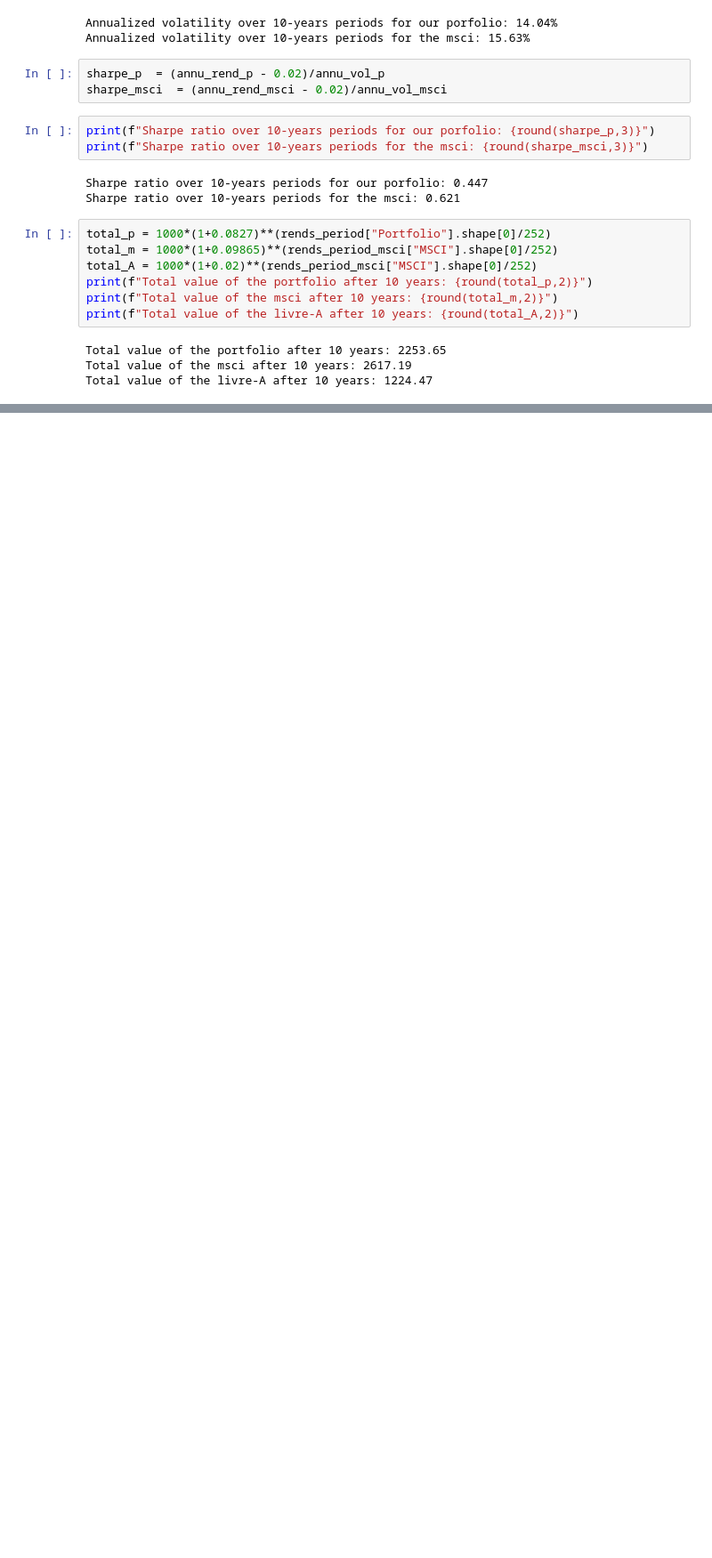
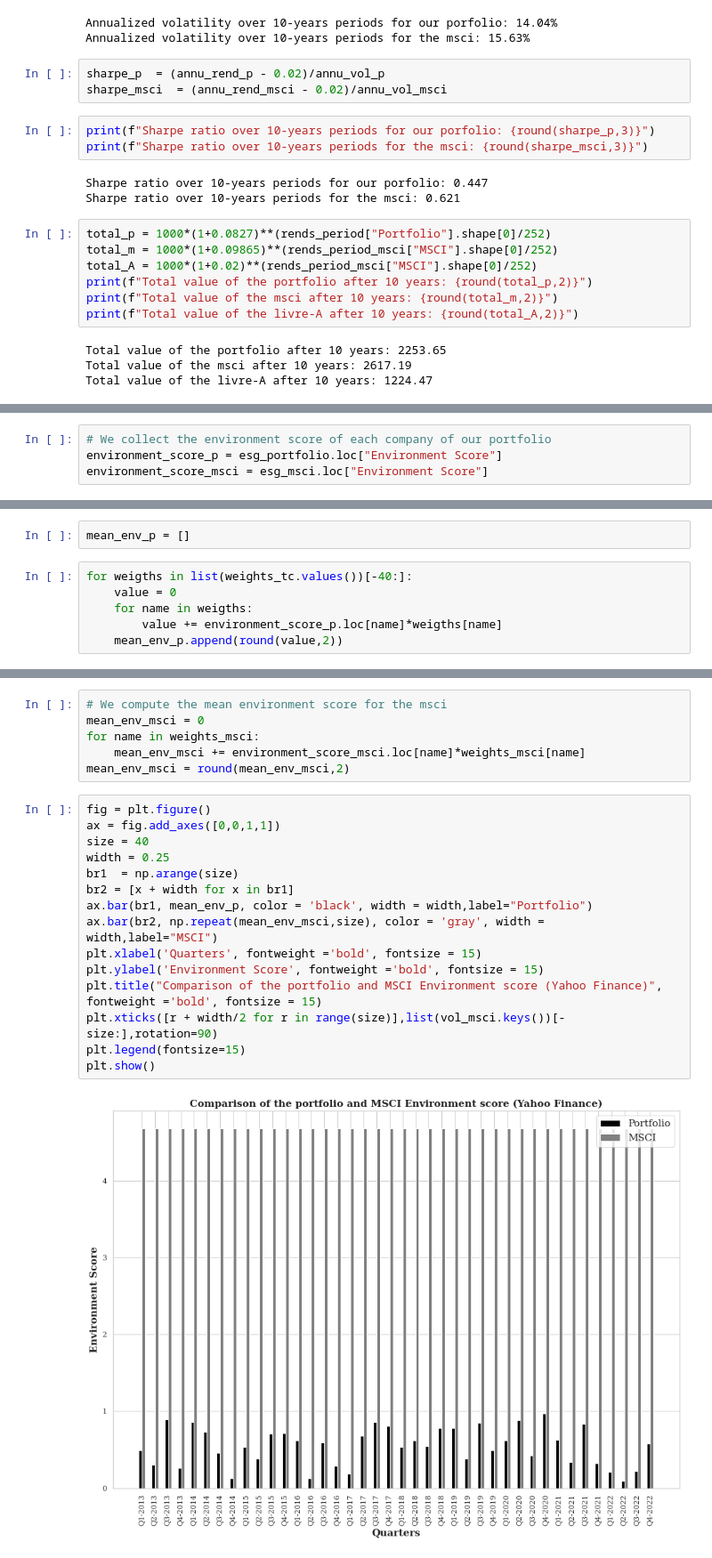
Before and after one commit to bashog/Portfolio-Construction, a Jupyter notebook: 3_portfolio_construction_strat4.ipynb, the cells around one changed output, grey strips where cells are left out. Shown at 89% size. Saved outputs shown, nothing was run; the diff lists cells and outputs as text; blank space fills up the shorter version.

```diff
--- a/3_portfolio_construction_strat4.ipynb
+++ b/3_portfolio_construction_strat4.ipynb
@@ -768,0 +805,4 @@ Total value of the livre-A after 10 years: 1224.47
+# %%
+# We collect the environment score of each company of our portfolio
+environment_score_p = esg_portfolio.loc["Environment Score"]
+environment_score_msci = esg_msci.loc["Environment Score"]
@@ -768,0 +831,8 @@ Total value of the livre-A after 10 years: 1224.47
+# %%
+mean_env_p = []
+# %%
+for weigths in list(weights_tc.values())[-40:]:
+    value = 0
+    for name in weigths:
+        value += environment_score_p.loc[name]*weigths[name]
+    mean_env_p.append(round(value,2))
@@ -768,0 +859,23 @@ Total value of the livre-A after 10 years: 1224.47
+# %%
+# We compute the mean environment score for the msci
+mean_env_msci = 0
+for name in weights_msci:
+    mean_env_msci += environment_score_msci.loc[name]*weights_msci[name]
+mean_env_msci = round(mean_env_msci,2)
+# %%
+fig = plt.figure()
+ax = fig.add_axes([0,0,1,1])
+size = 40
+width = 0.25
+br1  = np.arange(size)
+br2 = [x + width for x in br1]
+ax.bar(br1, mean_env_p, color = 'black', width = width,label="Portfolio")
+ax.bar(br2, np.repeat(mean_env_msci,size), color = 'gray', width = width,label="MSCI")
+plt.xlabel('Quarters', fontweight ='bold', fontsize = 15)
+plt.ylabel('Environment Score', fontweight ='bold', fontsize = 15)
+plt.title("Comparison of the portfolio and MSCI Environment score (Yahoo Finance)", fontweight ='bold', fontsize = 15)
+plt.xticks([r + width/2 for r in range(size)],list(vol_msci.keys())[-size:],rotation=90)
+plt.legend(fontsize=15)
+plt.show()
+# %% [output]
+[figure, added]
```
Also changed, not shown: parts of 14 cells of this notebook.
